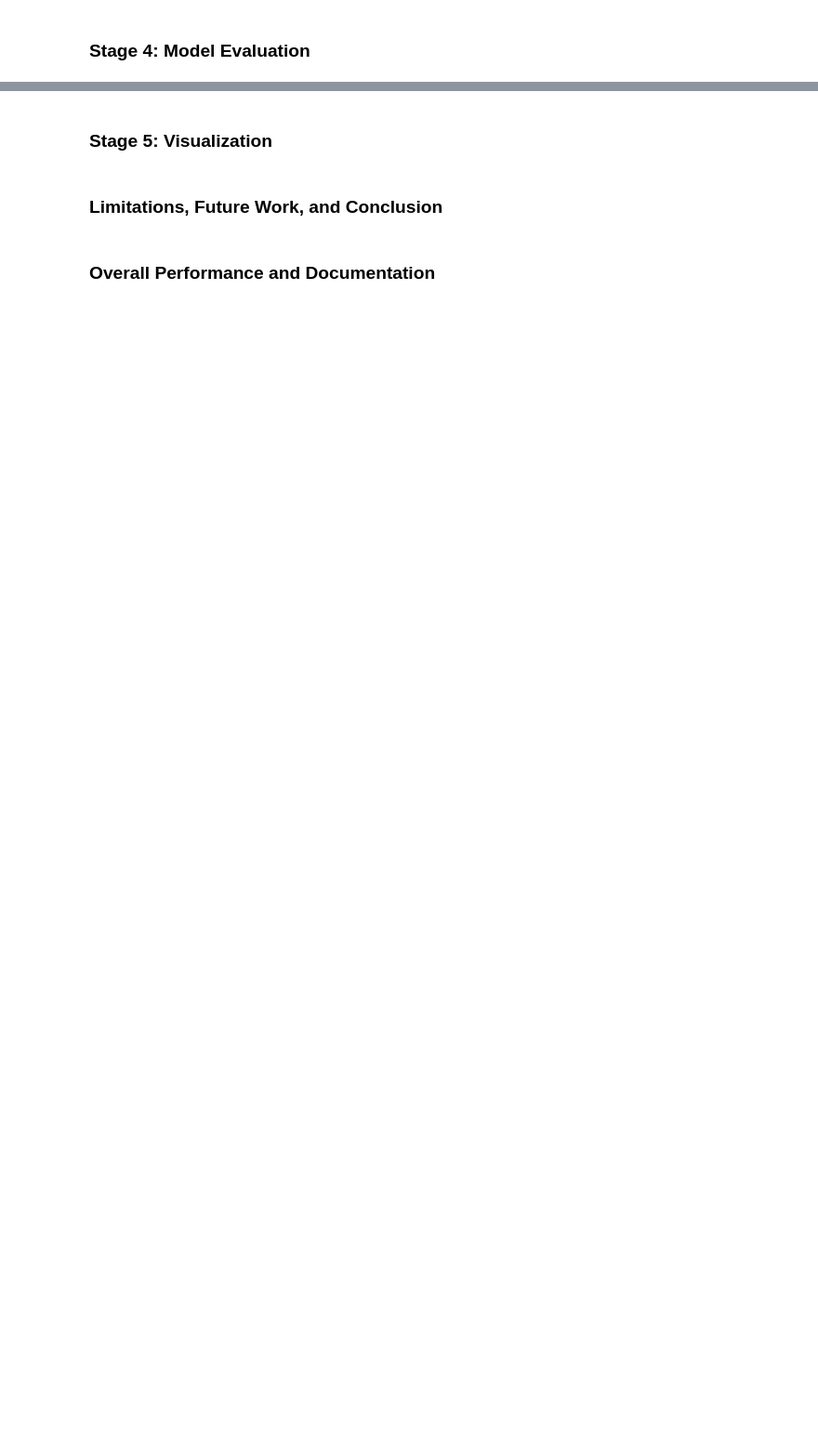
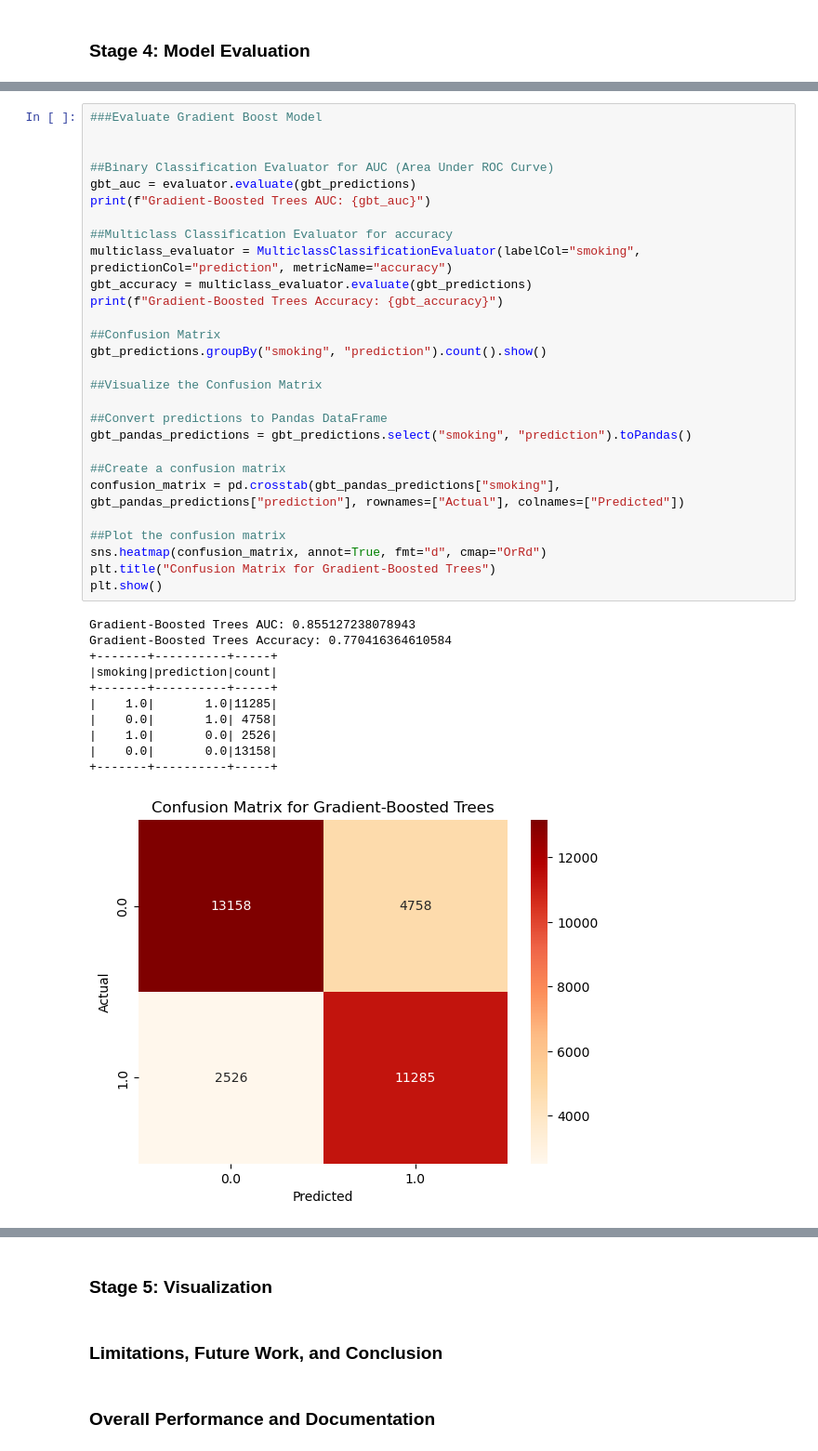
Before and after one commit to evandergraaf/M10.13-Smoker-Dataset, a Jupyter notebook: M1013 Smoker Dataset.ipynb, the cells around one changed output, grey strips where cells are left out. Shown at 93% size. Drawn from its saved outputs; the diff is of its cells as text; blank space fills up the shorter version.

```diff
--- a/M1013 Smoker Dataset.ipynb
+++ b/M1013 Smoker Dataset.ipynb
@@ -180,0 +436,40 @@ print(f'The Best performing model: {best_model}={highest_accuracy}')
+# %%
+###Evaluate Gradient Boost Model
+
+
+##Binary Classification Evaluator for AUC (Area Under ROC Curve)
+gbt_auc = evaluator.evaluate(gbt_predictions)
+print(f"Gradient-Boosted Trees AUC: {gbt_auc}")
+
+##Multiclass Classification Evaluator for accuracy
+multiclass_evaluator = MulticlassClassificationEvaluator(labelCol="smoking", predictionCol="prediction", metricName="accuracy")
+gbt_accuracy = multiclass_evaluator.evaluate(gbt_predictions)
+print(f"Gradient-Boosted Trees Accuracy: {gbt_accuracy}")
+
+##Confusion Matrix
+gbt_predictions.groupBy("smoking", "prediction").count().show()
+
+##Visualize the Confusion Matrix
+
+##Convert predictions to Pandas DataFrame
+gbt_pandas_predictions = gbt_predictions.select("smoking", "prediction").toPandas()
+
+##Create a confusion matrix
+confusion_matrix = pd.crosstab(gbt_pandas_predictions["smoking"], gbt_pandas_predictions["prediction"], rownames=["Actual"], colnames=["Predicted"])
+
+##Plot the confusion matrix
+sns.heatmap(confusion_matrix, annot=True, fmt="d", cmap="OrRd")
+plt.title("Confusion Matrix for Gradient-Boosted Trees")
+plt.show()
+# %% [output]
+Gradient-Boosted Trees AUC: 0.855127238078943
+Gradient-Boosted Trees Accuracy: 0.770416364610584
++-------+----------+-----+
+|smoking|prediction|count|
++-------+----------+-----+
+|    1.0|       1.0|11285|
+|    0.0|       1.0| 4758|
+|    1.0|       0.0| 2526|
+|    0.0|       0.0|13158|
++-------+----------+-----+
+[figure, added]
```
Also changed, not shown: parts of 18 cells of this notebook.
